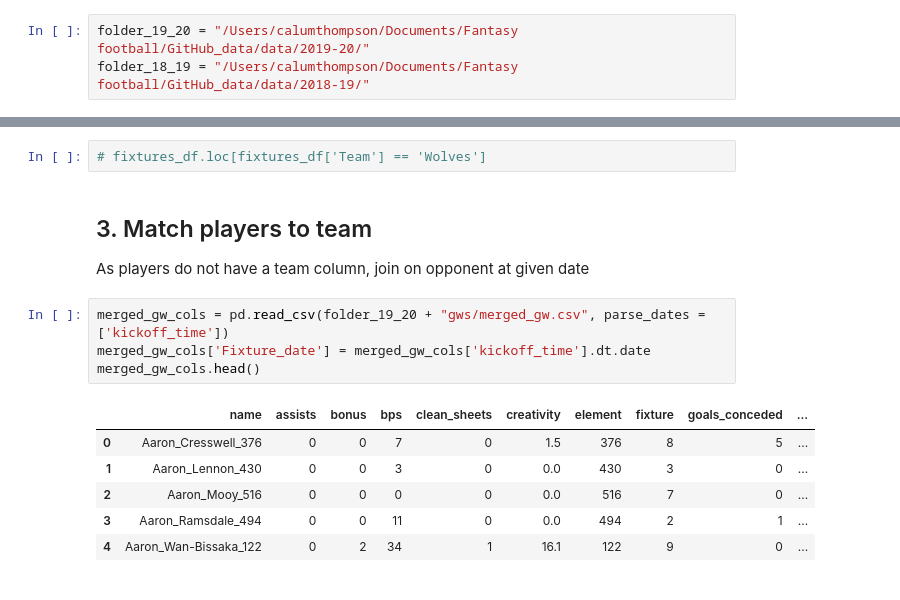
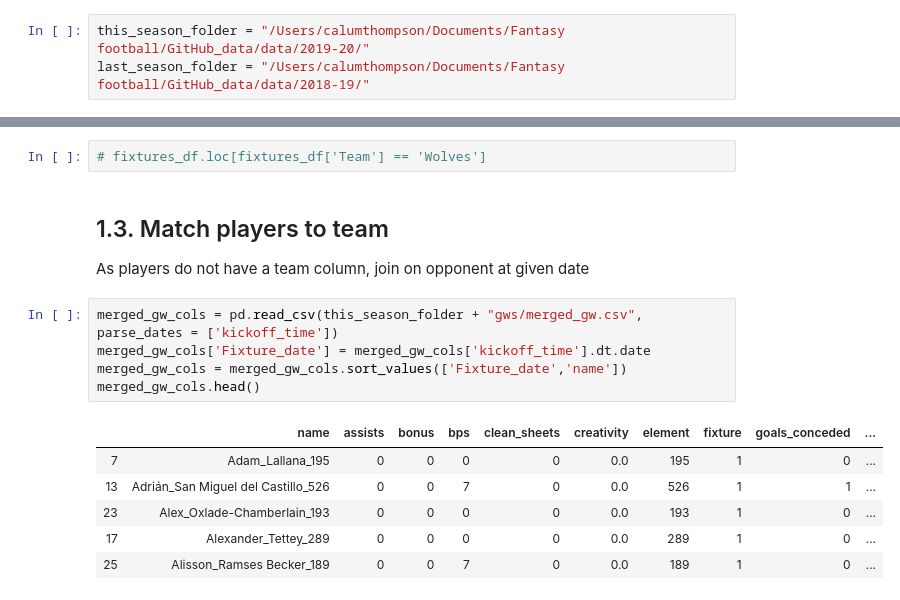
Before and after one commit to calumthompson/Cals-Fantasy-football, a Jupyter notebook: Feature selection.ipynb, the cells around one changed output, grey strips where cells are left out. Cells and saved outputs as stored; diff of their text form.

```diff
--- a/Feature selection.ipynb
+++ b/Feature selection.ipynb
@@ -72,7 +79,7 @@ pd.set_option('display.width', 100)
 # %% [markdown]
 # Data addresses
 # %%
-folder_19_20 = "/Users/calumthompson/Documents/Fantasy football/GitHub_data/data/2019-20/"
-folder_18_19 = "/Users/calumthompson/Documents/Fantasy football/GitHub_data/data/2018-19/"
+this_season_folder = "/Users/calumthompson/Documents/Fantasy football/GitHub_data/data/2019-20/"
+last_season_folder = "/Users/calumthompson/Documents/Fantasy football/GitHub_data/data/2018-19/"
 # %%
 team_link = "teams.csv"
@@ -142,17 +170,18 @@ fixtures_df.head()
 # %%
 # fixtures_df.loc[fixtures_df['Team'] == 'Wolves']
 # %% [markdown]
-## 3. Match players to team
+## 1.3. Match players to team
 As players do not have a team column, join on opponent at given date
 # %%
-merged_gw_cols = pd.read_csv(folder_19_20 + "gws/merged_gw.csv", parse_dates = ['kickoff_time'])
+merged_gw_cols = pd.read_csv(this_season_folder + "gws/merged_gw.csv", parse_dates = ['kickoff_time'])
 merged_gw_cols['Fixture_date'] = merged_gw_cols['kickoff_time'].dt.date
+merged_gw_cols = merged_gw_cols.sort_values(['Fixture_date','name'])
 merged_gw_cols.head()
 # %% [output]
 |  | name | assists | bonus | bps | clean_sheets | creativity | element | fixture | goals_conceded | ... |
-| 0 | Aaron_Cresswell_376 | 0 | 0 | 7 | 0 | 1.5 | 376 | 8 | 5 | ... |
-| 1 | Aaron_Lennon_430 | 0 | 0 | 3 | 0 | 0.0 | 430 | 3 | 0 | ... |
-| 2 | Aaron_Mooy_516 | 0 | 0 | 0 | 0 | 0.0 | 516 | 7 | 0 | ... |
-| 3 | Aaron_Ramsdale_494 | 0 | 0 | 11 | 0 | 0.0 | 494 | 2 | 1 | ... |
-| 4 | Aaron_Wan-Bissaka_122 | 0 | 2 | 34 | 1 | 16.1 | 122 | 9 | 0 | ... |
+| 7 | Adam_Lallana_195 | 0 | 0 | 0 | 0 | 0.0 | 195 | 1 | 0 | ... |
+| 13 | Adrián_San Miguel del Castillo_526 | 0 | 0 | 7 | 0 | 0.0 | 526 | 1 | 1 | ... |
+| 23 | Alex_Oxlade-Chamberlain_193 | 0 | 0 | 0 | 0 | 0.0 | 193 | 1 | 0 | ... |
+| 17 | Alexander_Tettey_289 | 0 | 0 | 0 | 0 | 0.0 | 289 | 1 | 0 | ... |
+| 25 | Alisson_Ramses Becker_189 | 0 | 0 | 7 | 0 | 0.0 | 189 | 1 | 0 | ... |
 # %%
```
Also changed, not shown: parts of 48 cells of this notebook.
